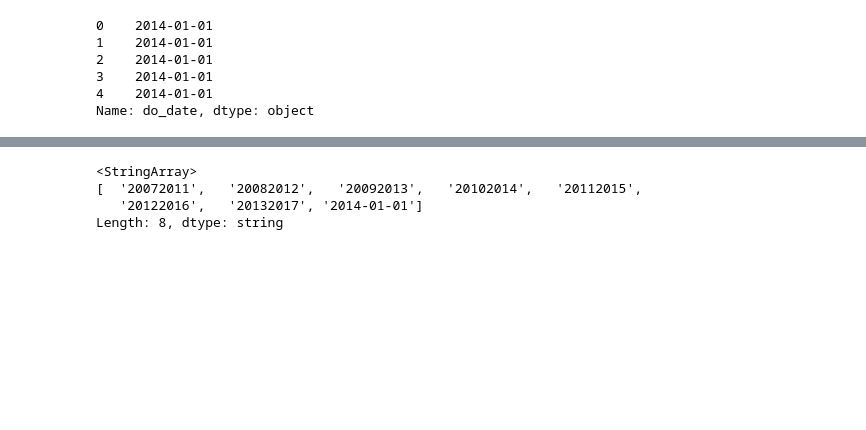
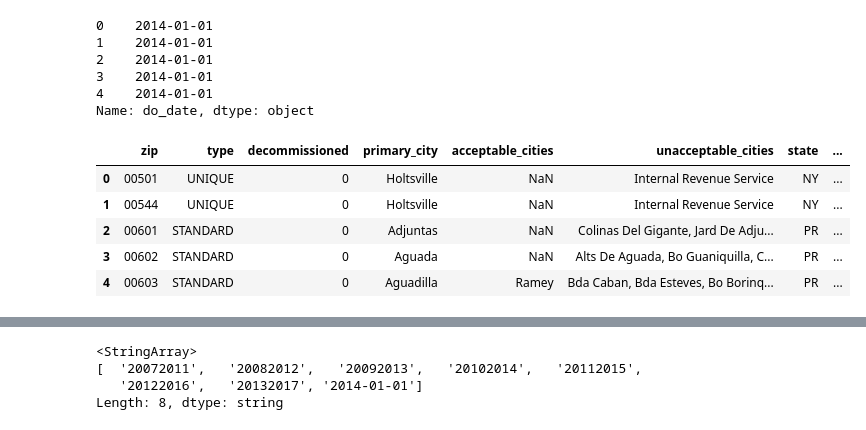
Before and after one commit to Skipp-py/NYCDSA_Capstone, a Jupyter notebook: Ayelet/merged_acs_cali_allyrs-2.ipynb, the cells around one changed output, grey strips where cells are left out. Drawn from its saved outputs; the diff is of its cells as text; code cells hidden in the pictures; blank space fills up the shorter version.

```diff
--- a/Ayelet/merged_acs_cali_allyrs-2.ipynb
+++ b/Ayelet/merged_acs_cali_allyrs-2.ipynb
@@ -110,0 +109,10 @@ data_cali=data_[data_['geo_id'].apply(lambda x: x.startswith('06'))]
+# %%
+zipcodes = pd.read_csv('zip_code_database.csv', dtype={'zip': str})
+zipcodes.head()
+# %% [output]
+|  | zip | type | decommissioned | primary_city | acceptable_cities | unacceptable_cities | state | ... |
+| 0 | 00501 | UNIQUE | 0 | Holtsville | NaN | Internal Revenue Service | NY | ... |
+| 1 | 00544 | UNIQUE | 0 | Holtsville | NaN | Internal Revenue Service | NY | ... |
+| 2 | 00601 | STANDARD | 0 | Adjuntas | NaN | Colinas Del Gigante, Jard De Adju... | PR | ... |
+| 3 | 00602 | STANDARD | 0 | Aguada | NaN | Alts De Aguada, Bo Guaniquilla, C... | PR | ... |
+| 4 | 00603 | STANDARD | 0 | Aguadilla | Ramey | Bda Caban, Bda Esteves, Bo Borinq... | PR | ... |
```
Also changed, not shown: parts of 6 cells of this notebook, 2 other files.
